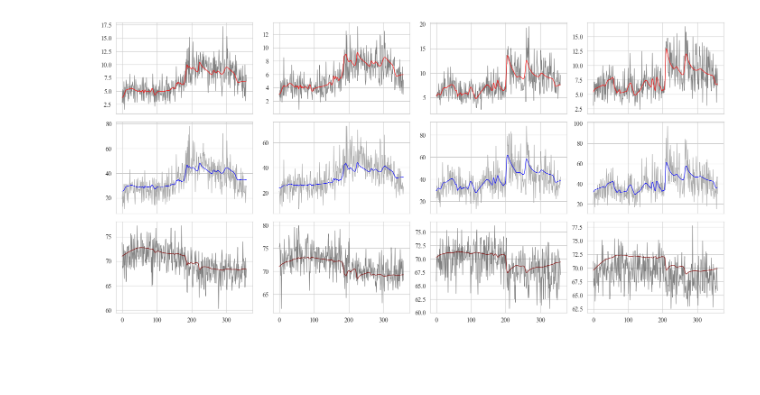
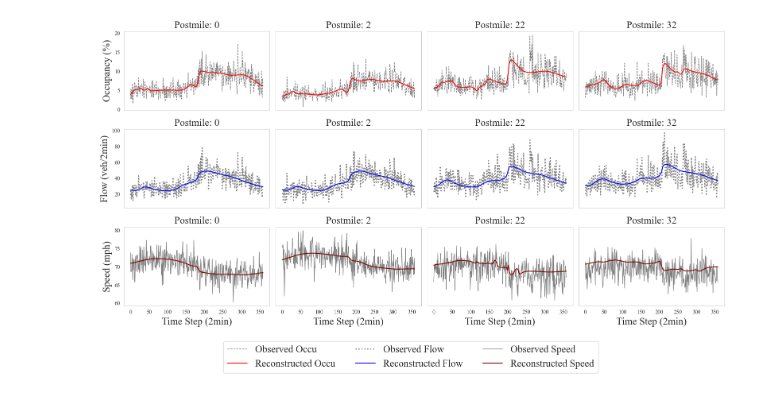
Before and after one commit to wzh96/Flow_PDE_FIND, a Jupyter notebook: Prediction.ipynb, the cells around one changed output. Cells and saved outputs as stored; diff of their text form; code cells hidden in the pictures; blank space fills up the shorter version.

```diff
--- a/Prediction.ipynb
+++ b/Prediction.ipynb
@@ -244,45 +196,78 @@ fig.savefig("Figures/Reconstruction/All_3D.png",bbox_inches='tight', dpi = 300)
 # %%
-fig, axs = plt.subplots(3, 4, figsize=(14, 7), sharey=False, sharex=True)
+fig, axs = plt.subplots(3, 4, figsize=(16, 8), sharey='row', sharex=True)
 
-axs[0,0].plot(Occupancy.values[0,:], linewidth = 0.8, color = 'grey')
-axs[0,0].plot(occupancy_recon_wide.values[0,:], linewidth = 0.8, color = 'red')
+axs[0,0].plot(Occupancy.values[0,:], linewidth = 1, linestyle='--', color = 'grey', label = "Observed Occu")
+axs[0,0].plot(occupancy_recon_wide.values[0,:], linewidth = 1.5, color = 'red', label = "Reconstructed Occu")
+axs[0,0].set_title('Postmile: 0', fontsize = 18)
 
-axs[0,1].plot(Occupancy.values[1,:], linewidth = 0.8, color = 'grey')
-axs[0,1].plot(occupancy_recon_wide.values[1,:], linewidth = 0.8, color = 'red')
+axs[0,1].plot(Occupancy.values[1,:], linewidth = 1, linestyle='--', color = 'grey')
+axs[0,1].plot(occupancy_recon_wide.values[1,:], linewidth = 1.5, color = 'red')
+axs[0,1].set_title('Postmile: 2', fontsize = 18)
 
-axs[0,2].plot(Occupancy.values[11,:], linewidth = 0.8, color = 'grey')
-axs[0,2].plot(occupancy_recon_wide.values[11,:], linewidth = 0.8, color = 'red')
+axs[0,2].plot(Occupancy.values[11,:], linewidth = 1, linestyle='--', color = 'grey')
+axs[0,2].plot(occupancy_recon_wide.values[11,:], linewidth = 1.5, color = 'red')
+axs[0,2].set_title('Postmile: 22', fontsize = 18)
 
-axs[0,3].plot(Occupancy.values[16,:], linewidth = 0.8, color = 'grey')
-axs[0,3].plot(occupancy_recon_wide.values[16,:], linewidth = 0.8, color = 'red')
+axs[0,3].plot(Occupancy.values[16,:], linewidth = 1, linestyle='--', color = 'grey')
+axs[0,3].plot(occupancy_recon_wide.values[16,:], linewidth = 1.5, color = 'red')
+axs[0,3].set_title('Postmile: 32', fontsize = 18)
 
-axs[1,0].plot(Flow.values[0,:], linewidth = 0.8, color = 'darkgrey')
-axs[1,0].plot(flow_recon_wide.values[0,:], linewidth = 0.8, color = 'blue')
+axs[1,0].plot(Flow.values[0,:], linewidth = 2, linestyle=':', color = 'grey' , label = "Observed Flow")
+axs[1,0].plot(flow_recon_wide.values[0,:], linewidth = 1.5, color = 'blue', label = "Reconstructed Flow")
+axs[1,0].set_title('Postmile: 0', fontsize = 18)
 
-axs[1,1].plot(Flow.values[1,:], linewidth = 0.8, color = 'darkgrey')
-axs[1,1].plot(flow_recon_wide.values[1,:], linewidth = 0.8, color = 'blue')
+axs[1,1].plot(Flow.values[1,:], linewidth = 2, linestyle=':', color = 'grey')
+axs[1,1].plot(flow_recon_wide.values[1,:], linewidth = 1.5, color = 'blue')
+axs[1,1].set_title('Postmile: 2', fontsize = 18)
 
-axs[1,2].plot(Flow.values[11,:], linewidth = 0.8, color = 'darkgrey')
-axs[1,2].plot(flow_recon_wide.values[11,:], linewidth = 0.8, color = 'blue')
+axs[1,2].plot(Flow.values[11,:], linewidth = 2, linestyle=':', color = 'grey')
+axs[1,2].plot(flow_recon_wide.values[11,:], linewidth = 1.5, color = 'blue')
+axs[1,2].set_title('Postmile: 22', fontsize = 18)
 
-axs[1,3].plot(Flow.values[16,:], linewidth = 0.8, color = 'darkgrey')
-axs[1,3].plot(flow_recon_wide.values[16,:], linewidth = 0.8, color = 'blue')
+axs[1,3].plot(Flow.values[16,:], linewidth = 2, linestyle=':', color = 'grey')
+axs[1,3].plot(flow_recon_wide.values[16,:], linewidth = 1.5, color = 'blue')
+axs[1,3].set_title('Postmile: 32', fontsize = 18)
 
-axs[2,0].plot(Speed.values[0,:], linewidth = 0.8, color = 'grey')
-axs[2,0].plot(speed_recon_wide.values[0,:], linewidth = 0.8, color = 'maroon')
+axs[2,0].plot(Speed.values[0,:], linewidth = 1, color = 'grey' , label = "Observed Speed")
+axs[2,0].plot(speed_recon_wide.values[0,:], linewidth = 1.5, color = 'maroon', label = "Reconstructed Speed")
+axs[2,0].set_title('Postmile: 0', fontsize = 18)
 
-axs[2,1].plot(Speed.values[1,:], linewidth = 0.8, color = 'grey')
-axs[2,1].plot(speed_recon_wide.values[1,:], linewidth = 0.8, color = 'maroon')
+axs[2,1].plot(Speed.values[1,:], linewidth = 1, color = 'grey')
+axs[2,1].plot(speed_recon_wide.values[1,:], linewidth = 1.5, color = 'maroon')
+axs[2,1].set_title('Postmile: 2', fontsize = 18)
 
-axs[2,2].plot(Speed.values[11,:], linewidth = 0.8, color = 'grey')
-axs[2,2].plot(speed_recon_wide.values[11,:], linewidth = 0.8, color = 'maroon')
+axs[2,2].plot(Speed.values[11,:], linewidth = 1, color = 'grey')
+axs[2,2].plot(speed_recon_wide.values[11,:], linewidth = 1.5, color = 'maroon')
+axs[2,2].set_title('Postmile: 22', fontsize = 18)
 
-axs[2,3].plot(Speed.values[16,:], linewidth = 0.8, color = 'grey')
-axs[2,3].plot(speed_recon_wide.values[16,:], linewidth = 0.8, color = 'maroon')
+axs[2,3].plot(Speed.values[16,:], linewidth = 1, color = 'grey')
+axs[2,3].plot(speed_recon_wide.values[16,:], linewidth = 1.5, color = 'maroon')
+axs[2,3].set_title('Postmile: 32', fontsize = 18)
+
+for i in range(0,3):
+    for j in range(0,4):
+        axs[i,j].grid(False)
+
+for c in range(0,4):
+    axs[2,c].set_xlabel('Time Step (2min)', fontsize = 18)
+
+axs[0,0].set_ylabel('Occupancy (%)', fontsize = 18)
+axs[1,0].set_ylabel('Flow (veh/2min)', fontsize = 18)
+axs[2,0].set_ylabel('Speed (mph)', fontsize = 18)
+
+handles_0, labels_0 = axs[0,0].get_legend_handles_labels()
+handles_1, labels_1 = axs[1,0].get_legend_handles_labels()
+handles_2, labels_2 = axs[2,0].get_legend_handles_labels()
+
+handles = handles_0 + handles_1 + handles_2
+labels = labels_0 + labels_1 + labels_2
+
+lgd = fig.legend(handles, labels, bbox_to_anchor=(0.8,-0.01), fontsize=18, ncol = 3)
+
 plt.tight_layout()
-fig.savefig("Figures/Reconstruction/Line_Plots.png",bbox_inches='tight', dpi = 300)
+fig.savefig("Figures/Reconstruction/Recon_Line_Plots.png",bbox_inches='tight', dpi = 300)
 # %% [output]
-[figure, old version]
+[figure, new version]
 # %%
 # Reconstruction RMSE
 squared_error = (occu_ori - occu_values) ** 2
```
Also changed, not shown: parts of 18 cells of this notebook, 18 other files.
